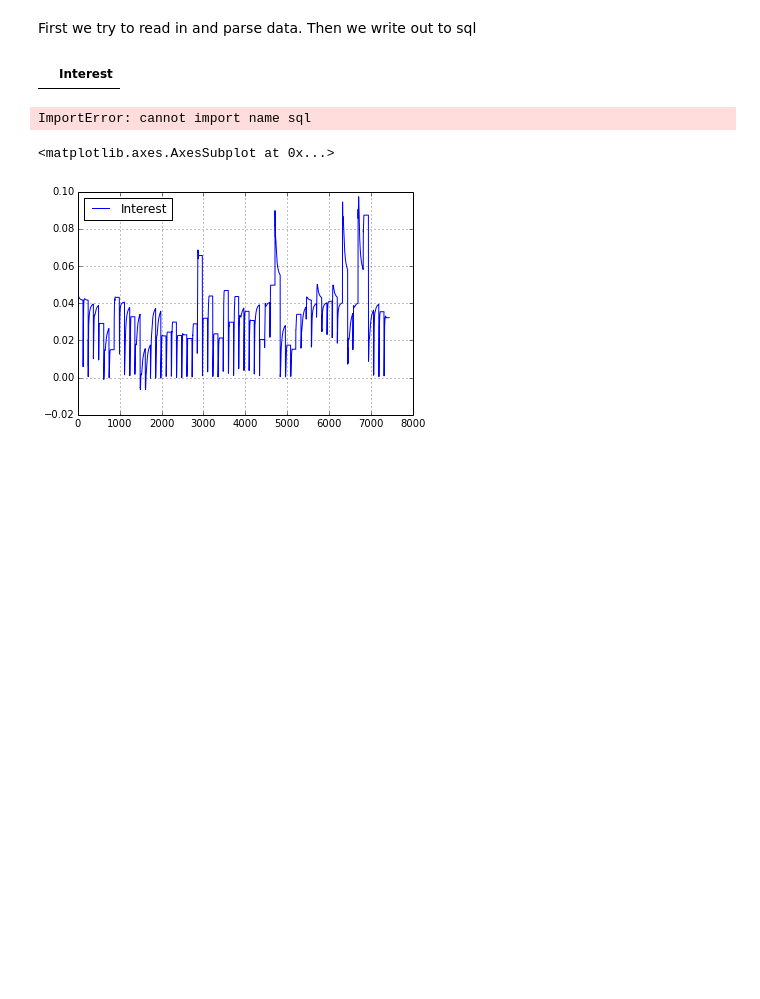
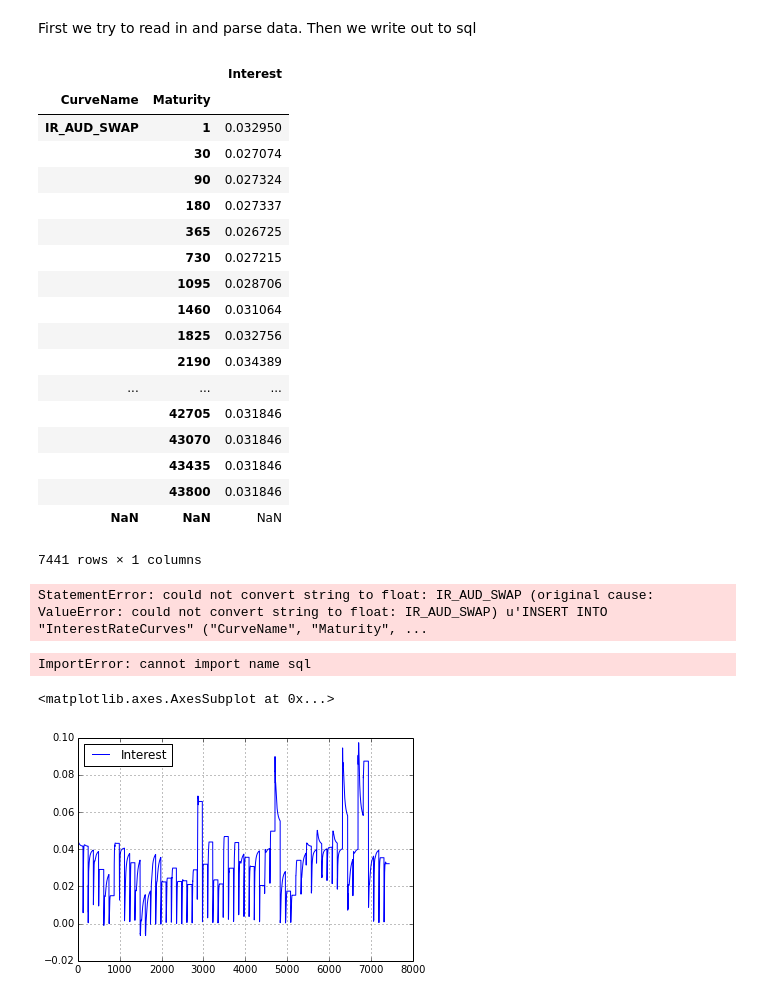
Before and after one commit to ZaighumRajput/IPython, a Jupyter notebook: Finance/ImDataRead-Copy0.ipynb, the cells around one changed output. Cells and saved outputs as stored; diff of their text form; code cells hidden in the pictures; blank space fills up the shorter version.

```diff
--- a/Finance/ImDataRead-Copy0.ipynb
+++ b/Finance/ImDataRead-Copy0.ipynb
@@ -9,9 +9,35 @@ os.chdir("Z:\\MD\\" + date)
 # %%
 #Beta Parser for MDIRC(Interest Curves)
-InterestRateCurves = pd.read_csv("ir_swap_zero_curve20140530.csv",usecols=[5,8,17], skiprows=1, index_col= [0,1], header=None, names=['CurveName','Maturity','Interest'])
+InterestRateCurves = pd.read_csv("IMDB_20140630_MDIRC_R_20140630194517.csv",usecols=[5,8,17], skiprows=1, index_col= [0,1], header=None, names=['CurveName','Maturity','Interest'])
 InterestRateCurves
 # %% [output]
-|  | Interest |
+|  |  | Interest |
+| CurveName | Maturity |  |
+| IR_AUD_SWAP | 1 | 0.032950 |
+|  | 30 | 0.027074 |
+|  | 90 | 0.027324 |
+|  | 180 | 0.027337 |
+|  | 365 | 0.026725 |
+|  | 730 | 0.027215 |
+|  | 1095 | 0.028706 |
+|  | 1460 | 0.031064 |
+|  | 1825 | 0.032756 |
+|  | 2190 | 0.034389 |
+| ... | ... | ... |
+|  | 42705 | 0.031846 |
+|  | 43070 | 0.031846 |
+|  | 43435 | 0.031846 |
+|  | 43800 | 0.031846 |
+| NaN | NaN | NaN |
+7441 rows × 1 columns
+# %%
+from sqlalchemy import create_engine
+
+# Create your connection.
+engine = create_engine('sqlite:///:memory:')
+InterestRateCurves.to_sql('InterestRateCurves', engine)
+# %% [output]
+StatementError: could not convert string to float: IR_AUD_SWAP (original cause: ValueError: could not convert string to float: IR_AUD_SWAP) u'INSERT INTO "InterestRateCurves" ("CurveName", "Maturity", ...
 # %%
 os.chdir("C:\Git\IPython\Finance")
 import sqlite3
```
Also changed, not shown: parts of 1 cell of this notebook, 1 other file.
